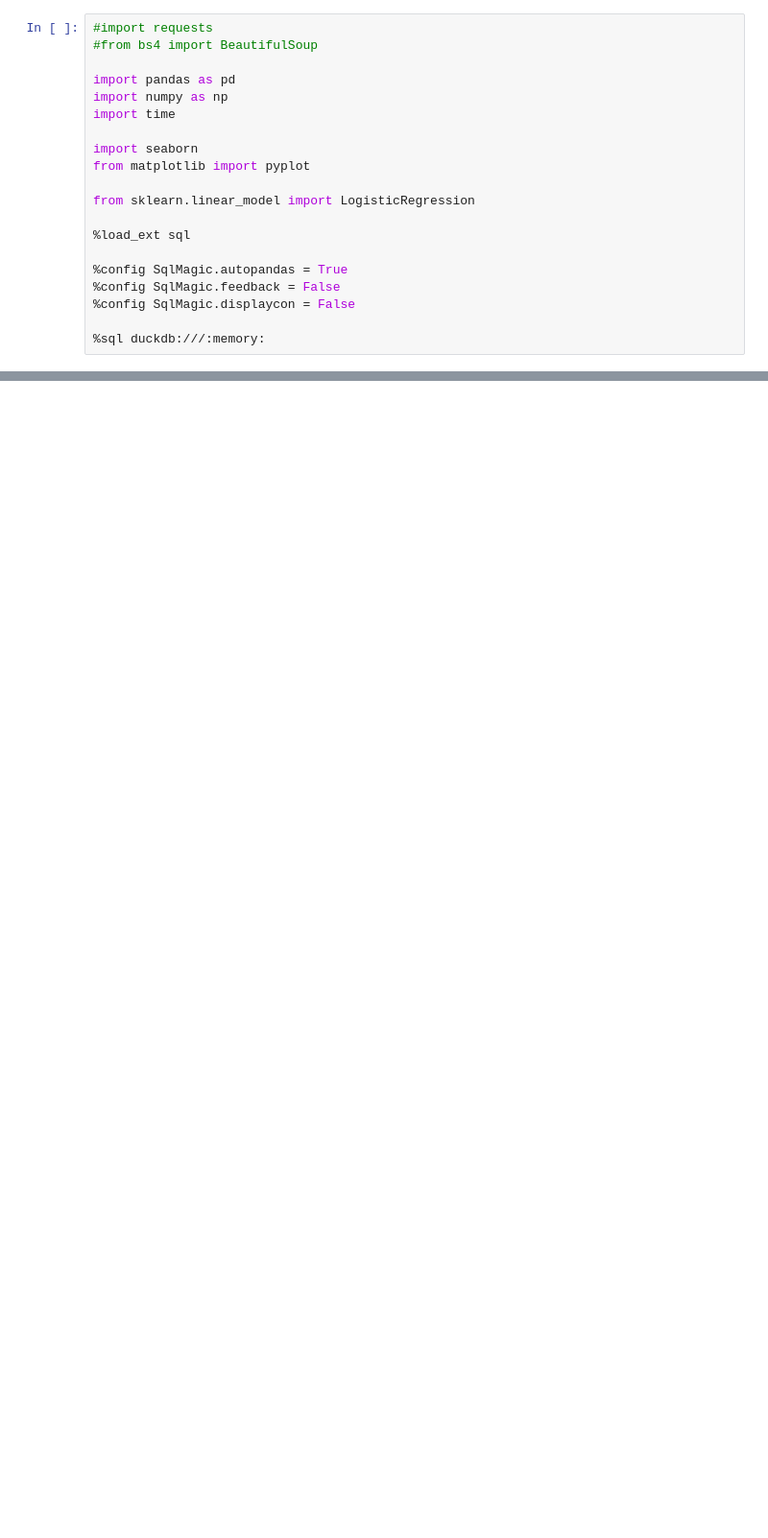
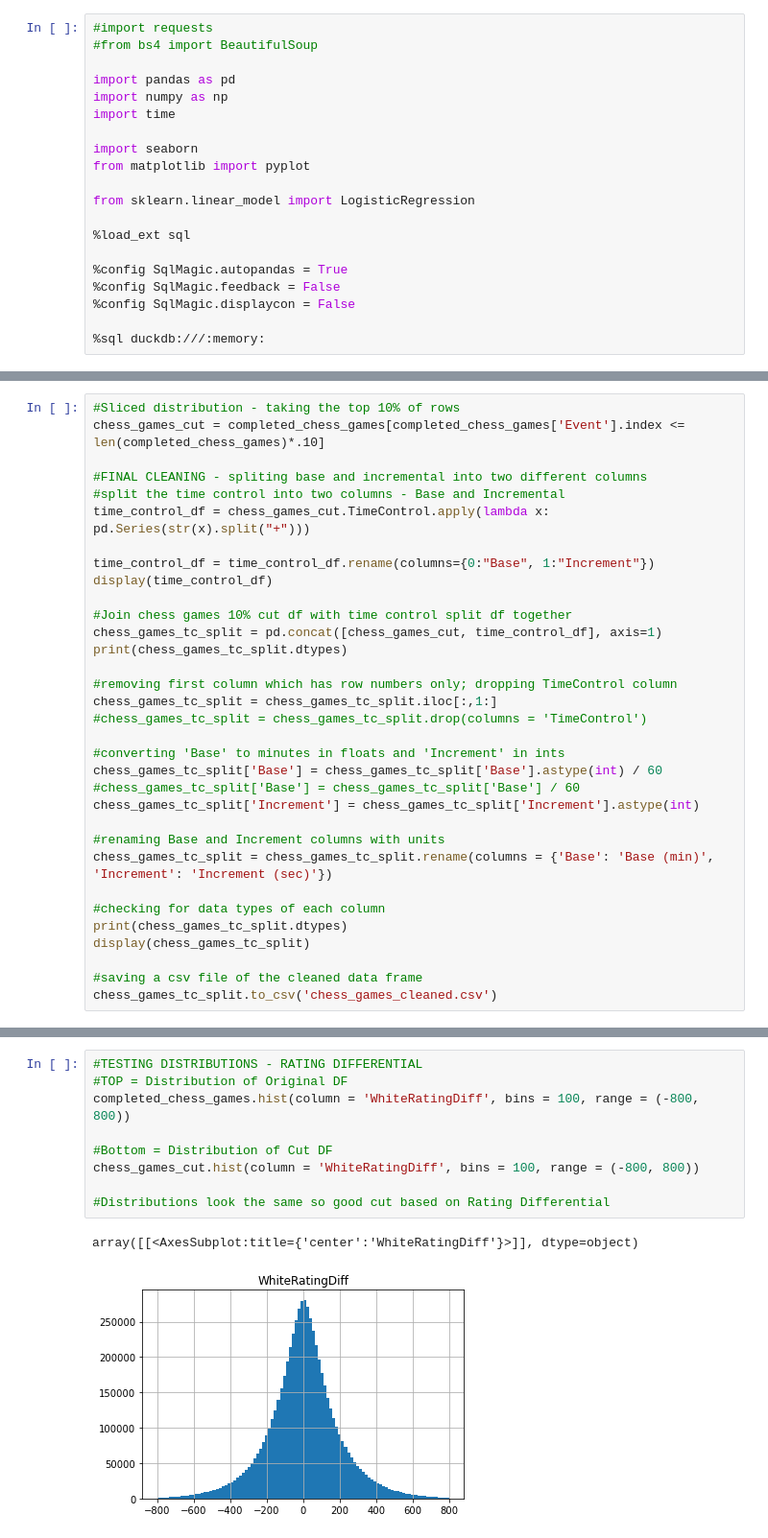
Before and after one commit to jeanie-liu/chess_win_predictor, a Jupyter notebook: cleaning.ipynb, the cells around one changed output, grey strips where cells are left out. Shown at 96% size. Saved outputs shown, nothing was run; the diff lists cells and outputs as text; blank space fills up the shorter version.

```diff
--- a/cleaning.ipynb
+++ b/cleaning.ipynb
@@ -92,0 +125,33 @@ completed_chess_games.describe()
+# %%
+#Sliced distribution - taking the top 10% of rows
+chess_games_cut = completed_chess_games[completed_chess_games['Event'].index <= len(completed_chess_games)*.10]
+
+#FINAL CLEANING - spliting base and incremental into two different columns
+#split the time control into two columns - Base and Incremental
+time_control_df = chess_games_cut.TimeControl.apply(lambda x: pd.Series(str(x).split("+")))
+
+time_control_df = time_control_df.rename(columns={0:"Base", 1:"Increment"})
+display(time_control_df)
+
+#Join chess games 10% cut df with time control split df together
+chess_games_tc_split = pd.concat([chess_games_cut, time_control_df], axis=1)
+print(chess_games_tc_split.dtypes)
+
+#removing first column which has row numbers only; dropping TimeControl column
+chess_games_tc_split = chess_games_tc_split.iloc[:,1:]
+#chess_games_tc_split = chess_games_tc_split.drop(columns = 'TimeControl')
+
+#converting 'Base' to minutes in floats and 'Increment' in ints
+chess_games_tc_split['Base'] = chess_games_tc_split['Base'].astype(int) / 60
+#chess_games_tc_split['Base'] = chess_games_tc_split['Base'] / 60
+chess_games_tc_split['Increment'] = chess_games_tc_split['Increment'].astype(int)
+
+#renaming Base and Increment columns with units
+chess_games_tc_split = chess_games_tc_split.rename(columns = {'Base': 'Base (min)', 'Increment': 'Increment (sec)'})
+
+#checking for data types of each column
+print(chess_games_tc_split.dtypes)
+display(chess_games_tc_split)
+
+#saving a csv file of the cleaned data frame
+chess_games_tc_split.to_csv('chess_games_cleaned.csv')
@@ -132,0 +260,12 @@ open_joined_opening
+# %%
+#TESTING DISTRIBUTIONS - RATING DIFFERENTIAL
+#TOP = Distribution of Original DF
+completed_chess_games.hist(column = 'WhiteRatingDiff', bins = 100, range = (-800, 800))
+
+#Bottom = Distribution of Cut DF
+chess_games_cut.hist(column = 'WhiteRatingDiff', bins = 100, range = (-800, 800))
+
+#Distributions look the same so good cut based on Rating Differential
+# %% [output]
+array([[<AxesSubplot:title={'center':'WhiteRatingDiff'}>]], dtype=object)
+[figure, added]
```
Also changed, not shown: parts of 16 cells of this notebook, 1 other file.
